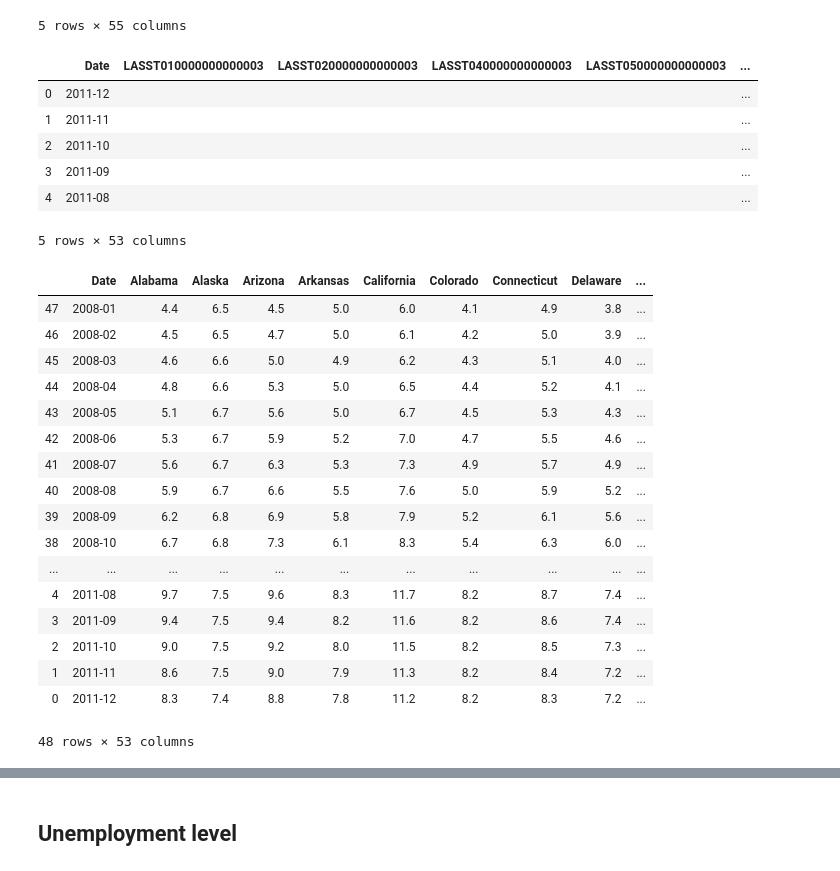
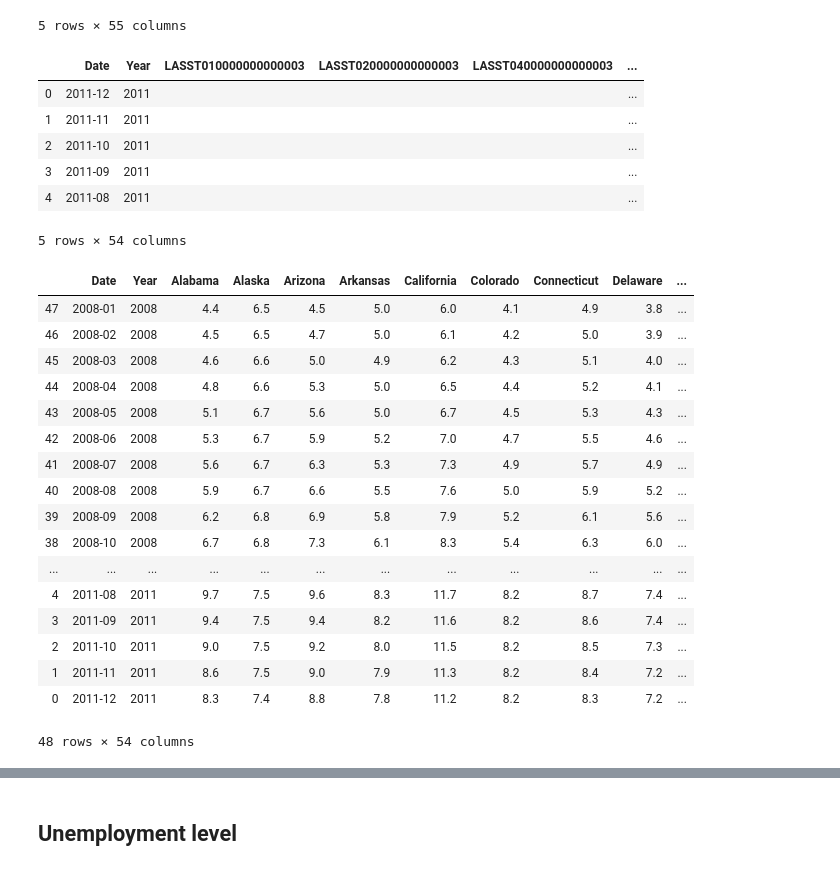
Before and after one commit to jasmine73317/Project-1_Unemployment_data, a Jupyter notebook: cleaning_data-state.ipynb, the cells around one changed output, grey strips where cells are left out. Cells and saved outputs as stored; diff of their text form; code cells hidden in the pictures.

```diff
--- a/cleaning_data-Copy2.ipynb
+++ b/cleaning_data-state.ipynb
@@ -277,35 +277,38 @@ state_unemployment_df.head()
 | 4 | 2011-08 | 2011 | August |  |  |  | ... |
 5 rows × 55 columns
 # %%
+
 state_unemployment_df = pd.DataFrame({"Date": date,
+                                      "Year": years,
+
 
                                 "LASST010000000000003": "", "LASST020000000000003": "", "LASST040000000000003": "",
                                 "LASST050000000000003": "", "LASST060000000000003": "", "LASST080000000000003": "",
                                 "LASST090000000000003": "", "LASST100000000000003": "", "LASST110000000000003": "",
                                 "LASST120000000000003": "", "LASST130000000000003": "", "LASST150000000000003": "",
                                 "LASST160000000000003": "", "LASST170000000000003": "", "LASST180000000000003": "",
                                 "LASST190000000000003": "", "LASST200000000000003": "", "LASST210000000000003": "",
                                 "LASST220000000000003": "", "LASST230000000000003": "", "LASST240000000000003": "",
                                 "LASST250000000000003": "", "LASST260000000000003": "", "LASST270000000000003": "",
                                 "LASST280000000000003": "", "LASST290000000000003": "", "LASST300000000000003": "",
                                 "LASST310000000000003": "", "LASST320000000000003": "", "LASST330000000000003": "",
                                 "LASST340000000000003": "", "LASST350000000000003": "", "LASST360000000000003": "",
                                 "LASST370000000000003": "", "LASST380000000000003": "", "LASST390000000000003": "",
                                 "LASST400000000000003": "", "LASST410000000000003": "", "LASST420000000000003": "",
                                 "LASST720000000000003": "", "LASST440000000000003": "", "LASST450000000000003": "",
                                 "LASST460000000000003": "", "LASST470000000000003": "", "LASST480000000000003": "",
                                 "LASST490000000000003": "", "LASST500000000000003": "", "LASST510000000000003": "",
                                 "LASST530000000000003": "", "LASST540000000000003": "", "LASST550000000000003": "",
                                 "LASST560000000000003": ""})
 state_unemployment_df.head()
 # %% [output]
-|  | Date | LASST010000000000003 | LASST020000000000003 | LASST040000000000003 | LASST050000000000003 | ... |
-| 0 | 2011-12 |  |  |  |  | ... |
-| 1 | 2011-11 |  |  |  |  | ... |
-| 2 | 2011-10 |  |  |  |  | ... |
-| 3 | 2011-09 |  |  |  |  | ... |
-| 4 | 2011-08 |  |  |  |  | ... |
+|  | Date | Year | LASST010000000000003 | LASST020000000000003 | LASST040000000000003 | ... |
+| 0 | 2011-12 | 2011 |  |  |  | ... |
+| 1 | 2011-11 | 2011 |  |  |  | ... |
+| 2 | 2011-10 | 2011 |  |  |  | ... |
+| 3 | 2011-09 | 2011 |  |  |  | ... |
+| 4 | 2011-08 | 2011 |  |  |  | ... |
-5 rows × 53 columns
+5 rows × 54 columns
 # %%
 # Fills in values
 
@@ -353,21 +356,21 @@ state_unemployment_df.to_csv("State_Unemployment_Rates.csv", index=False)
 
 state_unemployment_df
 # %% [output]
-|  | Date | Alabama | Alaska | Arizona | Arkansas | California | Colorado | Connecticut | Delaware | ... |
-| 47 | 2008-01 | 4.4 | 6.5 | 4.5 | 5.0 | 6.0 | 4.1 | 4.9 | 3.8 | ... |
-| 46 | 2008-02 | 4.5 | 6.5 | 4.7 | 5.0 | 6.1 | 4.2 | 5.0 | 3.9 | ... |
-| 45 | 2008-03 | 4.6 | 6.6 | 5.0 | 4.9 | 6.2 | 4.3 | 5.1 | 4.0 | ... |
-| 44 | 2008-04 | 4.8 | 6.6 | 5.3 | 5.0 | 6.5 | 4.4 | 5.2 | 4.1 | ... |
-| 43 | 2008-05 | 5.1 | 6.7 | 5.6 | 5.0 | 6.7 | 4.5 | 5.3 | 4.3 | ... |
-| 42 | 2008-06 | 5.3 | 6.7 | 5.9 | 5.2 | 7.0 | 4.7 | 5.5 | 4.6 | ... |
-| 41 | 2008-07 | 5.6 | 6.7 | 6.3 | 5.3 | 7.3 | 4.9 | 5.7 | 4.9 | ... |
-| 40 | 2008-08 | 5.9 | 6.7 | 6.6 | 5.5 | 7.6 | 5.0 | 5.9 | 5.2 | ... |
-| 39 | 2008-09 | 6.2 | 6.8 | 6.9 | 5.8 | 7.9 | 5.2 | 6.1 | 5.6 | ... |
-| 38 | 2008-10 | 6.7 | 6.8 | 7.3 | 6.1 | 8.3 | 5.4 | 6.3 | 6.0 | ... |
-| ... | ... | ... | ... | ... | ... | ... | ... | ... | ... | ... |
-| 4 | 2011-08 | 9.7 | 7.5 | 9.6 | 8.3 | 11.7 | 8.2 | 8.7 | 7.4 | ... |
-| 3 | 2011-09 | 9.4 | 7.5 | 9.4 | 8.2 | 11.6 | 8.2 | 8.6 | 7.4 | ... |
-| 2 | 2011-10 | 9.0 | 7.5 | 9.2 | 8.0 | 11.5 | 8.2 | 8.5 | 7.3 | ... |
-| 1 | 2011-11 | 8.6 | 7.5 | 9.0 | 7.9 | 11.3 | 8.2 | 8.4 | 7.2 | ... |
-| 0 | 2011-12 | 8.3 | 7.4 | 8.8 | 7.8 | 11.2 | 8.2 | 8.3 | 7.2 | ... |
+|  | Date | Year | Alabama | Alaska | Arizona | Arkansas | California | Colorado | Connecticut | Delaware | ... |
+| 47 | 2008-01 | 2008 | 4.4 | 6.5 | 4.5 | 5.0 | 6.0 | 4.1 | 4.9 | 3.8 | ... |
+| 46 | 2008-02 | 2008 | 4.5 | 6.5 | 4.7 | 5.0 | 6.1 | 4.2 | 5.0 | 3.9 | ... |
+| 45 | 2008-03 | 2008 | 4.6 | 6.6 | 5.0 | 4.9 | 6.2 | 4.3 | 5.1 | 4.0 | ... |
+| 44 | 2008-04 | 2008 | 4.8 | 6.6 | 5.3 | 5.0 | 6.5 | 4.4 | 5.2 | 4.1 | ... |
+| 43 | 2008-05 | 2008 | 5.1 | 6.7 | 5.6 | 5.0 | 6.7 | 4.5 | 5.3 | 4.3 | ... |
+| 42 | 2008-06 | 2008 | 5.3 | 6.7 | 5.9 | 5.2 | 7.0 | 4.7 | 5.5 | 4.6 | ... |
+| 41 | 2008-07 | 2008 | 5.6 | 6.7 | 6.3 | 5.3 | 7.3 | 4.9 | 5.7 | 4.9 | ... |
+| 40 | 2008-08 | 2008 | 5.9 | 6.7 | 6.6 | 5.5 | 7.6 | 5.0 | 5.9 | 5.2 | ... |
+| 39 | 2008-09 | 2008 | 6.2 | 6.8 | 6.9 | 5.8 | 7.9 | 5.2 | 6.1 | 5.6 | ... |
+| 38 | 2008-10 | 2008 | 6.7 | 6.8 | 7.3 | 6.1 | 8.3 | 5.4 | 6.3 | 6.0 | ... |
+| ... | ... | ... | ... | ... | ... | ... | ... | ... | ... | ... | ... |
+| 4 | 2011-08 | 2011 | 9.7 | 7.5 | 9.6 | 8.3 | 11.7 | 8.2 | 8.7 | 7.4 | ... |
+| 3 | 2011-09 | 2011 | 9.4 | 7.5 | 9.4 | 8.2 | 11.6 | 8.2 | 8.6 | 7.4 | ... |
+| 2 | 2011-10 | 2011 | 9.0 | 7.5 | 9.2 | 8.0 | 11.5 | 8.2 | 8.5 | 7.3 | ... |
+| 1 | 2011-11 | 2011 | 8.6 | 7.5 | 9.0 | 7.9 | 11.3 | 8.2 | 8.4 | 7.2 | ... |
+| 0 | 2011-12 | 2011 | 8.3 | 7.4 | 8.8 | 7.8 | 11.2 | 8.2 | 8.3 | 7.2 | ... |
-48 rows × 53 columns
+48 rows × 54 columns
```
Also changed, not shown: parts of 13 cells of this notebook, 9 other files.
